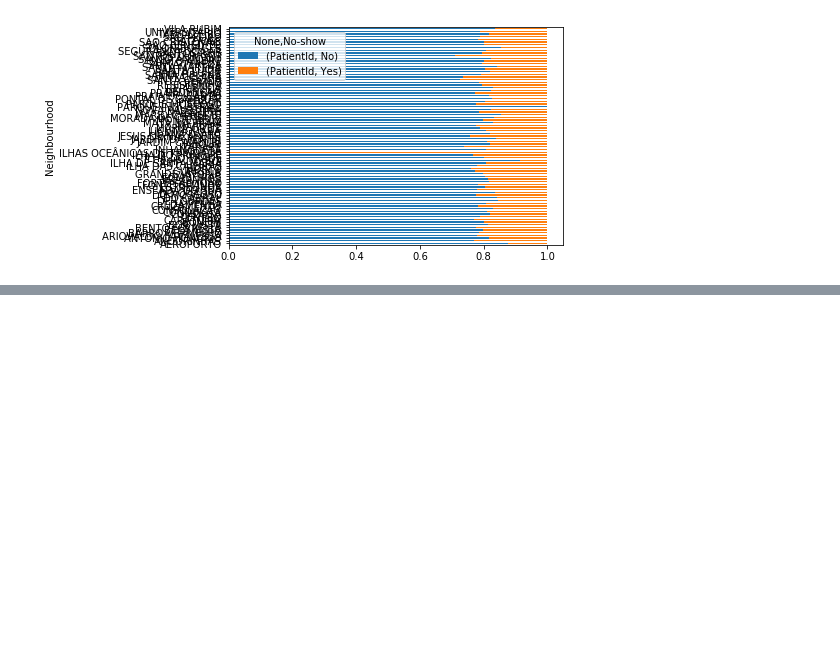
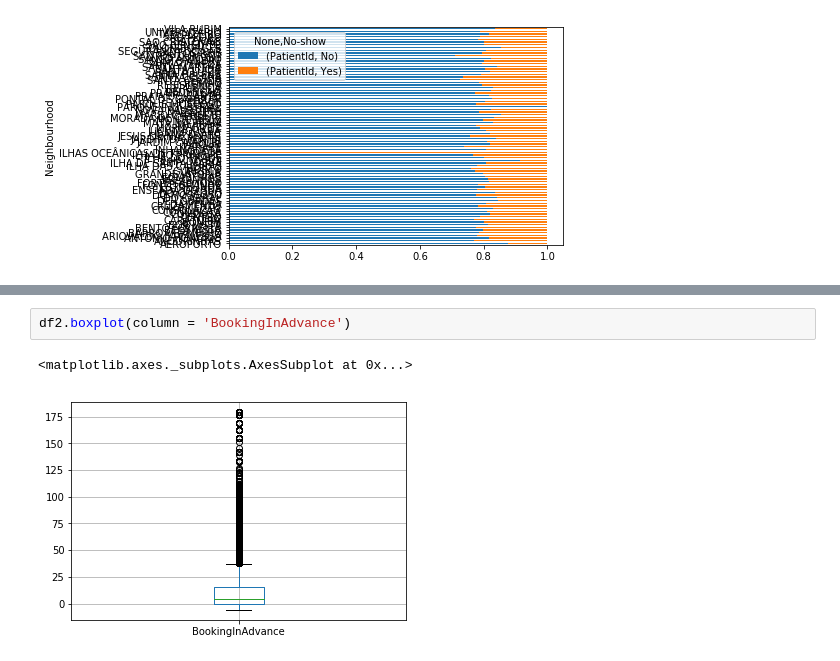
Before and after one commit to yzhu017/Assignment4, a Jupyter notebook: appointment.ipynb, the cells around one changed output, grey strips where cells are left out. Saved outputs shown, nothing was run; the diff lists cells and outputs as text; blank space fills up the shorter version.

```diff
--- a/appointment.ipynb
+++ b/appointment.ipynb
@@ -171,0 +264,5 @@ temp2.plot(kind='barh',stacked=True)
+# %%
+df2.boxplot(column = 'BookingInAdvance')
+# %% [output]
+<matplotlib.axes._subplots.AxesSubplot at 0x...>
+[figure, added]
```
Also changed, not shown: parts of 5 cells of this notebook.
